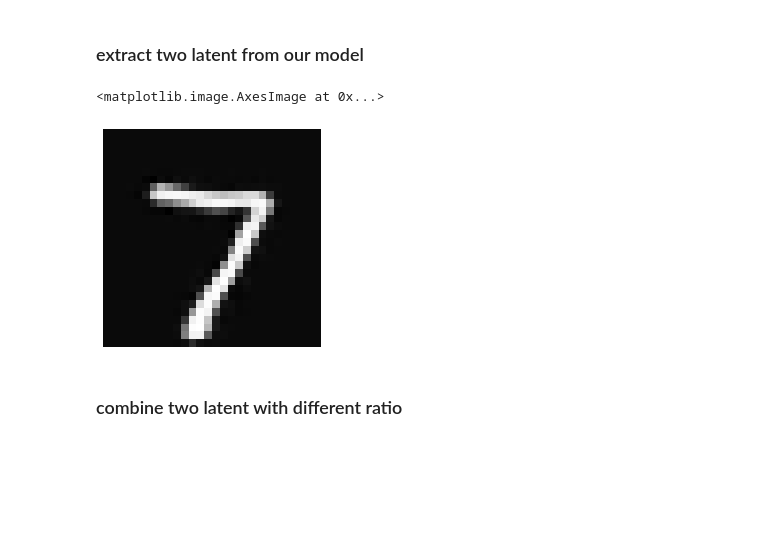
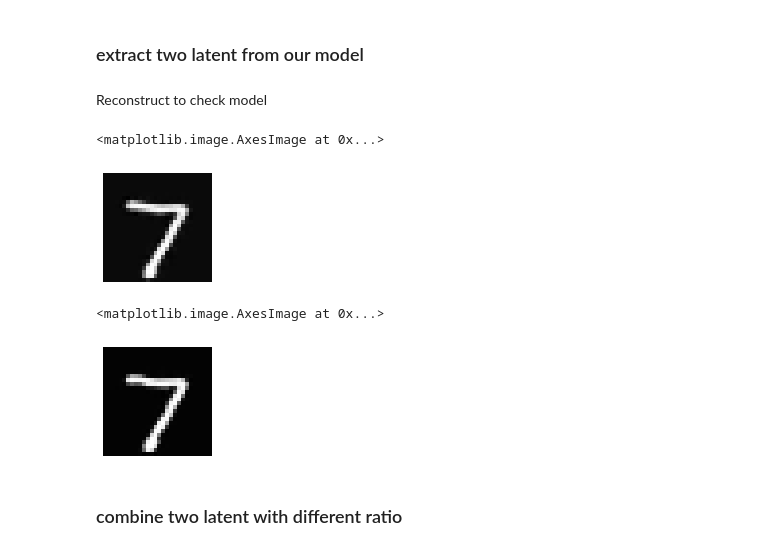
Before and after one commit to DragonChen-TW/PyTorch-AutoEncoder, a Jupyter notebook: irmae/check.ipynb, the cells around one changed output. Saved outputs shown, nothing was run; the diff lists cells and outputs as text; code cells hidden in the pictures; blank space fills up the shorter version.

```diff
--- a/irmae/check.ipynb
+++ b/irmae/check.ipynb
@@ -58,9 +79,4 @@ model = model.to('cpu')
 ### extract two latent from our model
 # %%
 z1 = model.w_layers(model.encoder(i1.unsqueeze(dim=0)))
-# im_show(model.decoder(z1).detach())
 z2 = model.w_layers(model.encoder(i2.unsqueeze(dim=0)))
-im_show(model.decoder(z1).detach())
-# %% [output]
-<matplotlib.image.AxesImage at 0x...>
-[figure, removed]
@@ -67,3 +87,18 @@ im_show(model.decoder(z1).detach())
+# %% [markdown]
+Reconstruct to check model
+# %%
+plt.figure(figsize=(2, 2))
+im_show(model.decoder(z1).detach())
+# %% [output]
+<matplotlib.image.AxesImage at 0x...>
+[figure, added]
+# %%
+# you can skip, vanilla reconstruct version
+plt.figure(figsize=(2, 2))
+im_show(ae_model.decoder(ae_model.encoder(i1.unsqueeze(dim=0))).detach())
+# %% [output]
+<matplotlib.image.AxesImage at 0x...>
+[figure, added]
 # %% [markdown]
 ### combine two latent with different ratio
 # %% [markdown]
```
Also changed, not shown: parts of 18 cells of this notebook, 8 other files.
